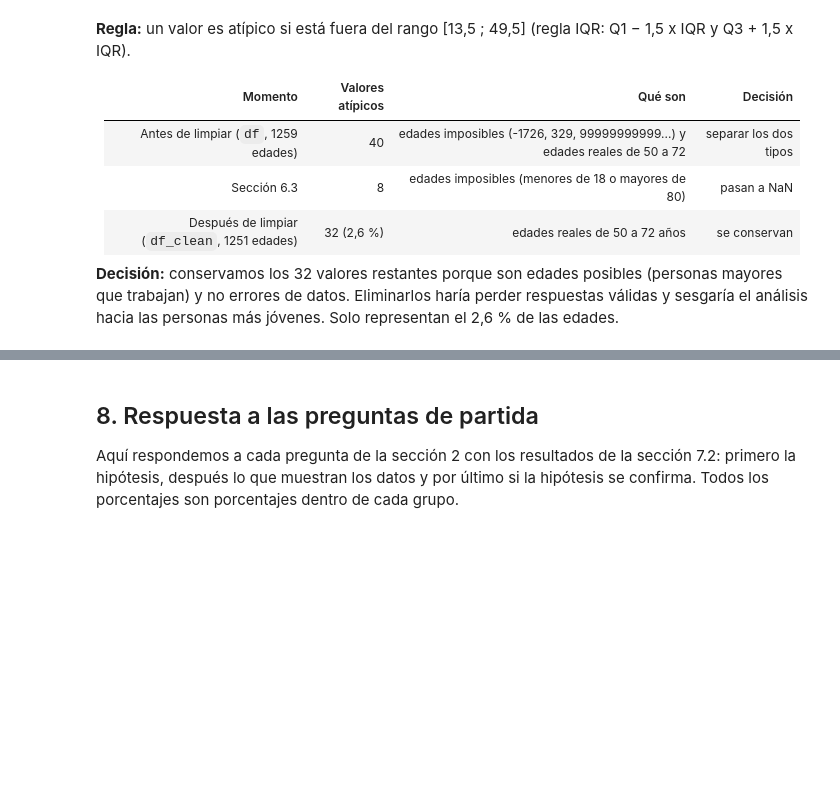
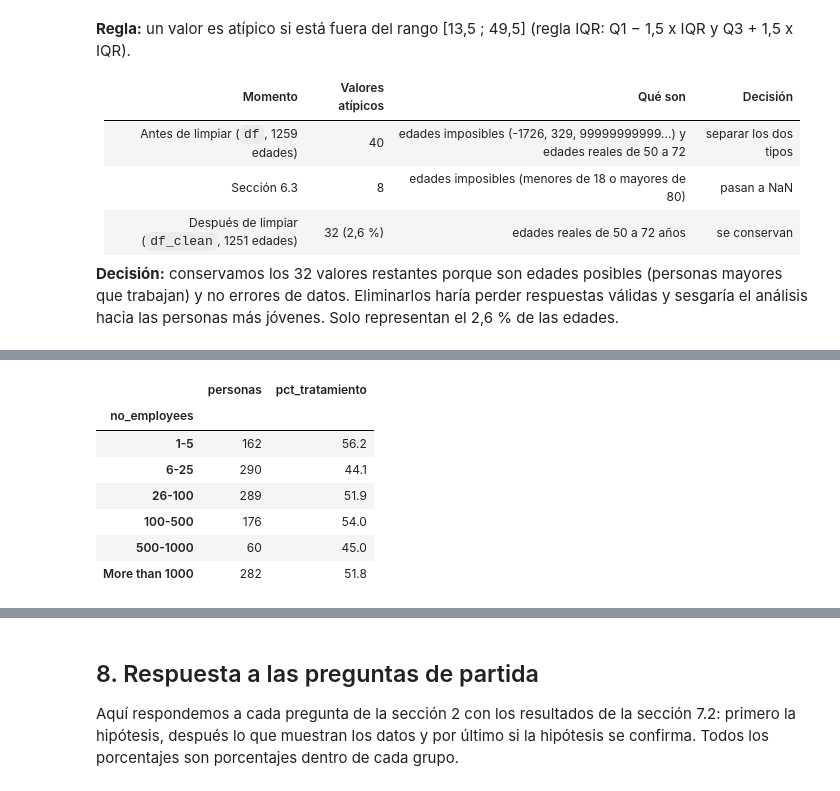
Before and after one commit to IA-P1-BCN/ai_project_EDA-charlotte_doulcet, a Jupyter notebook: eda.ipynb, the cells around one changed output, grey strips where cells are left out. Cells and saved outputs as stored; diff of their text form; code cells hidden in the pictures; blank space fills up the shorter version.

Commit message:
feat: add group and summarize tables (groupby, agg, pivot_table)

```diff
--- a/eda.ipynb
+++ b/eda.ipynb
@@ -1245,0 +1266,3 @@ Name: Age, dtype: float64
+# %%
+df_clean["treatment_yes"] = (df_clean["treatment"] == "Yes").astype(int)
+df_clean[["treatment", "treatment_yes"]].head()
@@ -1245,0 +1308,17 @@ Name: Age, dtype: float64
+# %%
+orden_emp = ["1-5", "6-25", "26-100", "100-500", "500-1000", "More than 1000"]
+tabla_resumen = df_clean.groupby("no_employees").agg(
+    personas=("treatment_yes", "size"),
+    pct_tratamiento=("treatment_yes", "mean"),
+).reindex(orden_emp)
+tabla_resumen["pct_tratamiento"] = (tabla_resumen["pct_tratamiento"] * 100).round(1)
+tabla_resumen
+# %% [output]
+|  | personas | pct_tratamiento |
+| no_employees |  |  |
+| 1-5 | 162 | 56.2 |
+| 6-25 | 290 | 44.1 |
+| 26-100 | 289 | 51.9 |
+| 100-500 | 176 | 54.0 |
+| 500-1000 | 60 | 45.0 |
+| More than 1000 | 282 | 51.8 |
```
Also changed, not shown: parts of 16 cells of this notebook, 1 other file.
